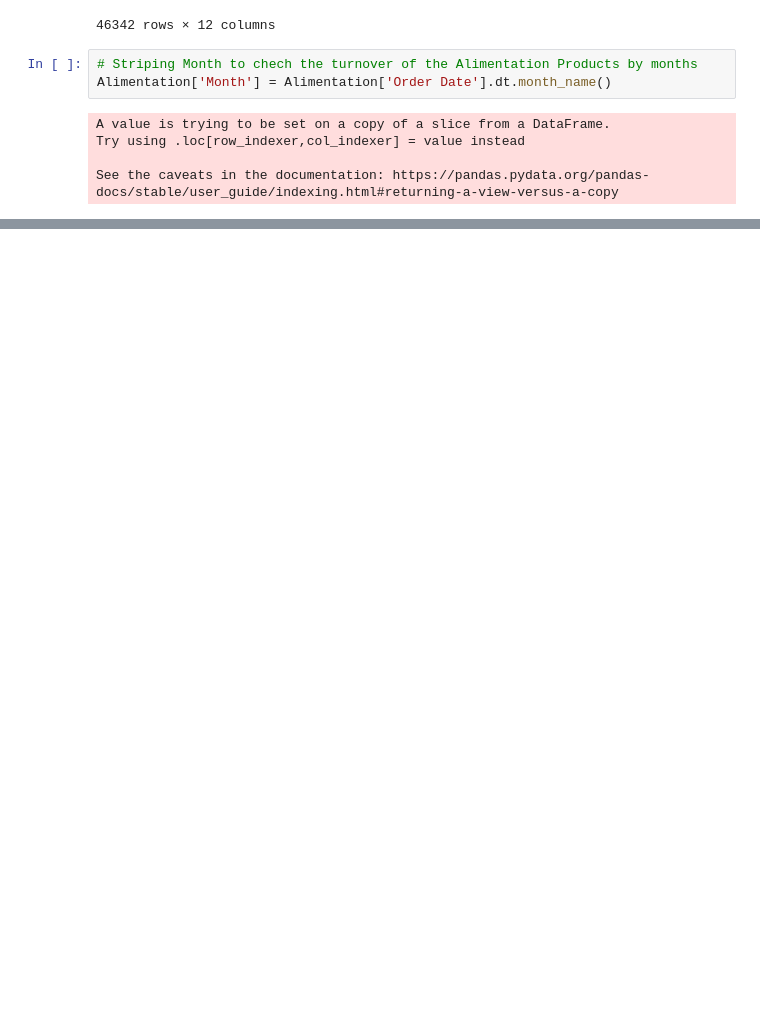
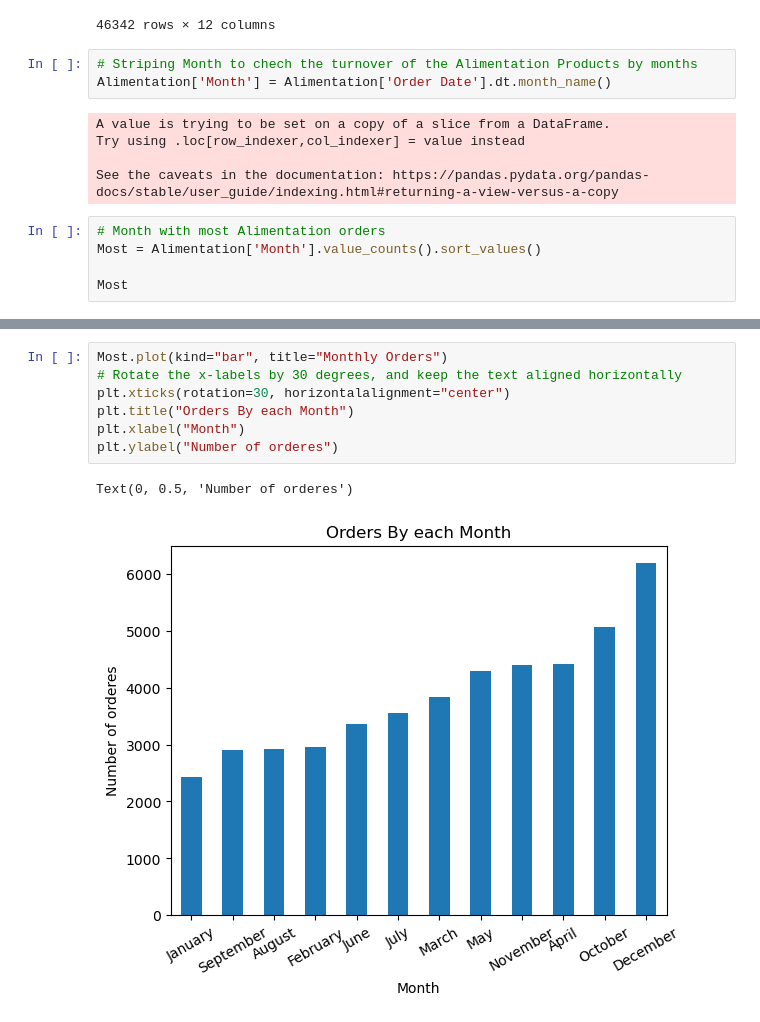
Before and after one commit to LettitiaM/Sales-Analysis, a Jupyter notebook: Sales.ipynb, the cells around one changed output, grey strips where cells are left out. Saved outputs shown, nothing was run; the diff lists cells and outputs as text; blank space fills up the shorter version.

Commit message:
Month added

```diff
--- a/Sales.ipynb
+++ b/Sales.ipynb
@@ -288,3 +288,8 @@ A value is trying to be set on a copy of a slice from a DataFrame.
 Try using .loc[row_indexer,col_indexer] = value instead
 
 See the caveats in the documentation: https://pandas.pydata.org/pandas-docs/stable/user_guide/indexing.html#returning-a-view-versus-a-copy
+# %%
+# Month with most Alimentation orders
+Most = Alimentation['Month'].value_counts().sort_values()
+
+Most
@@ -290,0 +310,10 @@ See the caveats in the documentation: https://pandas.pydata.org/pandas-docs/stab
+# %%
+Most.plot(kind="bar", title="Monthly Orders")
+# Rotate the x-labels by 30 degrees, and keep the text aligned horizontally
+plt.xticks(rotation=30, horizontalalignment="center")
+plt.title("Orders By each Month")
+plt.xlabel("Month")
+plt.ylabel("Number of orderes")
+# %% [output]
+Text(0, 0.5, 'Number of orderes')
+[figure, added]
```
Also changed, not shown: parts of 4 cells of this notebook.
